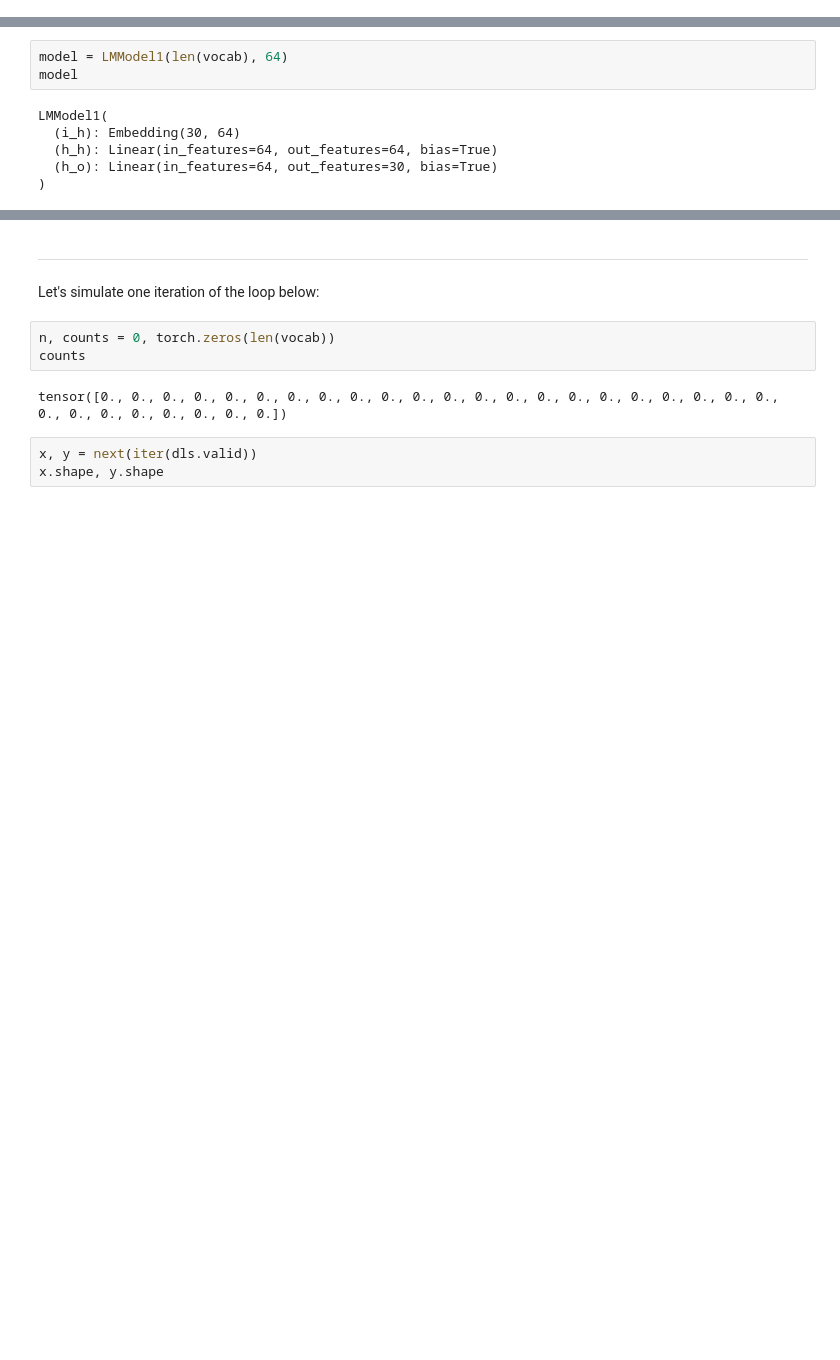
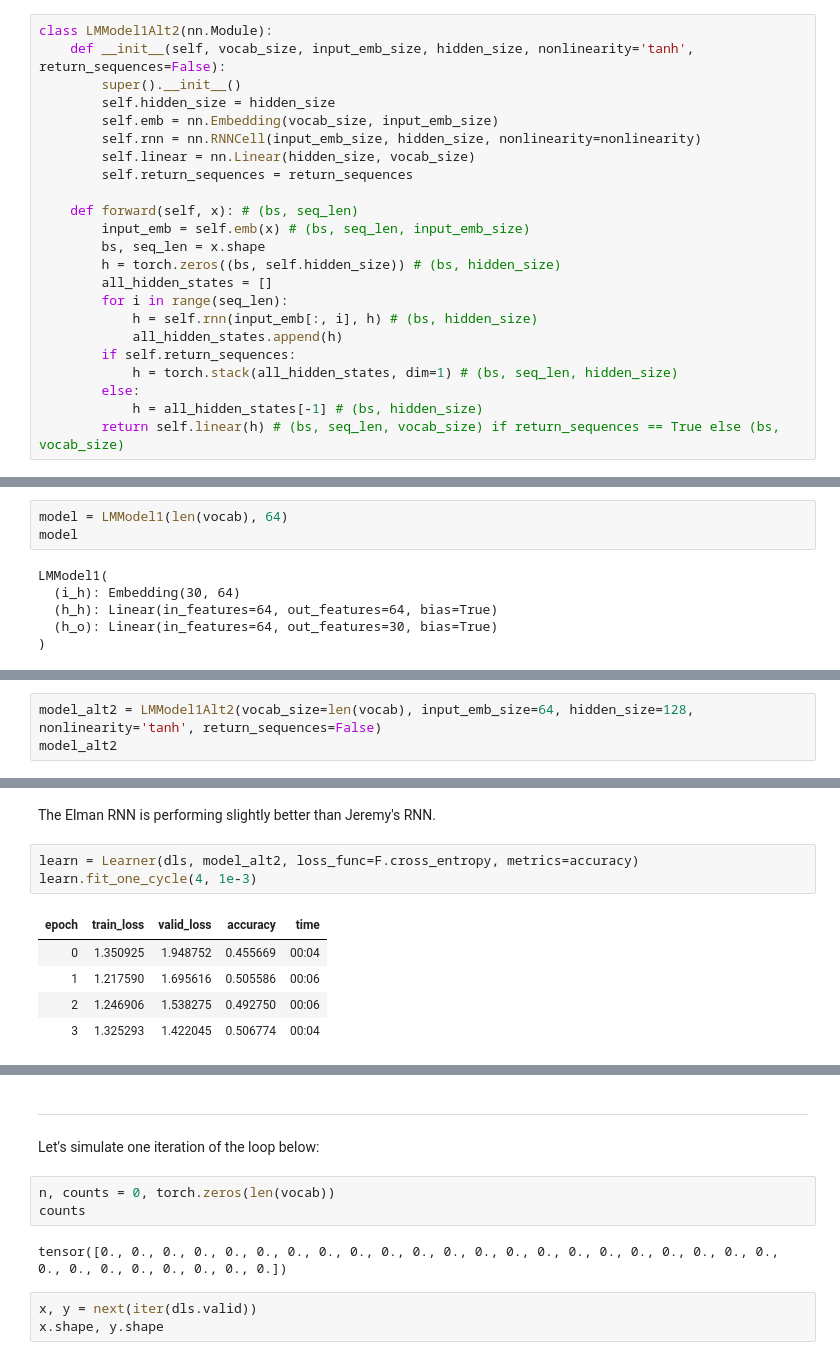
Before and after one commit to sambitmukherjee/fastbook, a Jupyter notebook: clean/12_nlp_dive.ipynb, the cells around one changed output, grey strips where cells are left out. Drawn from its saved outputs; the diff is of its cells as text; blank space fills up the shorter version.

```diff
--- a/clean/12_nlp_dive.ipynb
+++ b/clean/12_nlp_dive.ipynb
@@ -198,0 +243,23 @@ class LMModel1(Module):
+# %%
+class LMModel1Alt2(nn.Module):
+    def __init__(self, vocab_size, input_emb_size, hidden_size, nonlinearity='tanh', return_sequences=False):
+        super().__init__()
+        self.hidden_size = hidden_size
+        self.emb = nn.Embedding(vocab_size, input_emb_size)
+        self.rnn = nn.RNNCell(input_emb_size, hidden_size, nonlinearity=nonlinearity)
+        self.linear = nn.Linear(hidden_size, vocab_size)
+        self.return_sequences = return_sequences
+
+    def forward(self, x): # (bs, seq_len)
+        input_emb = self.emb(x) # (bs, seq_len, input_emb_size)
+        bs, seq_len = x.shape
+        h = torch.zeros((bs, self.hidden_size)) # (bs, hidden_size)
+        all_hidden_states = []
+        for i in range(seq_len):
+            h = self.rnn(input_emb[:, i], h) # (bs, hidden_size)
+            all_hidden_states.append(h)
+        if self.return_sequences:
+            h = torch.stack(all_hidden_states, dim=1) # (bs, seq_len, hidden_size)
+        else:
+            h = all_hidden_states[-1] # (bs, hidden_size)
+        return self.linear(h) # (bs, seq_len, vocab_size) if return_sequences == True else (bs, vocab_size)
@@ -214,0 +323,3 @@ torch.Size([64, 30])
+# %%
+model_alt2 = LMModel1Alt2(vocab_size=len(vocab), input_emb_size=64, hidden_size=128, nonlinearity='tanh', return_sequences=False)
+model_alt2
@@ -223,0 +373,11 @@ learn.fit_one_cycle(4, 1e-3)
+# %% [markdown]
+The Elman RNN is performing slightly better than Jeremy's RNN.
+# %%
+learn = Learner(dls, model_alt2, loss_func=F.cross_entropy, metrics=accuracy)
+learn.fit_one_cycle(4, 1e-3)
+# %% [output]
+| epoch | train_loss | valid_loss | accuracy | time |
+| 0 | 1.350925 | 1.948752 | 0.455669 | 00:04 |
+| 1 | 1.217590 | 1.695616 | 0.505586 | 00:06 |
+| 2 | 1.246906 | 1.538275 | 0.492750 | 00:06 |
+| 3 | 1.325293 | 1.422045 | 0.506774 | 00:04 |
```
Also changed, not shown: parts of 28 cells of this notebook.
